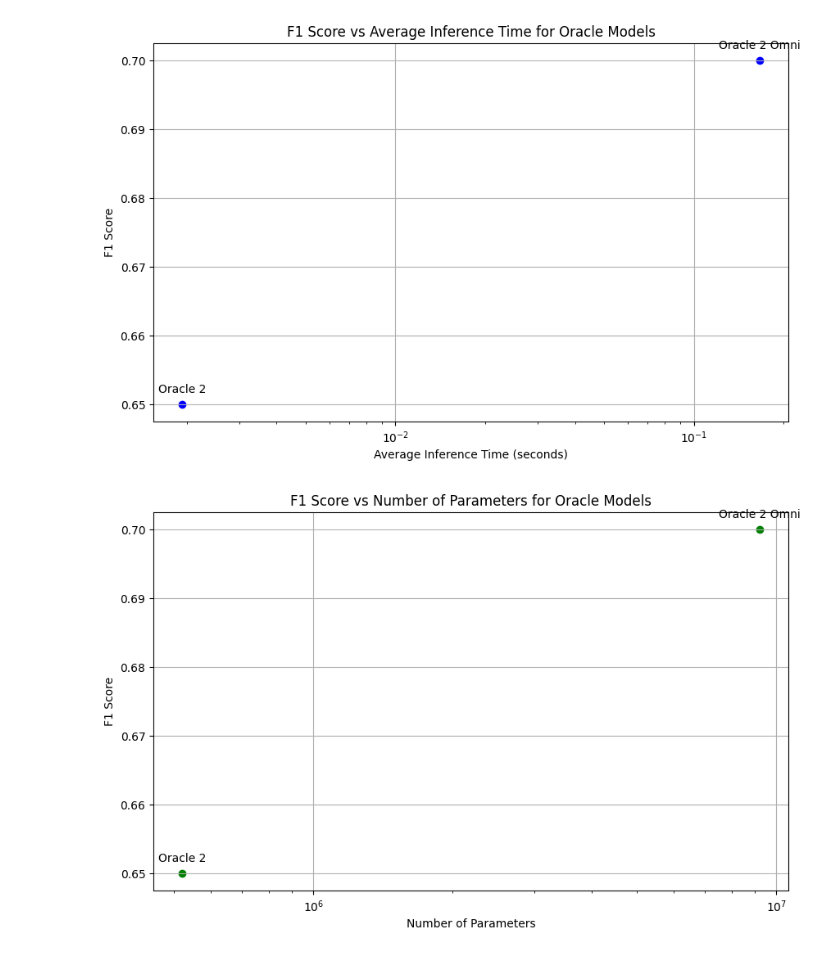
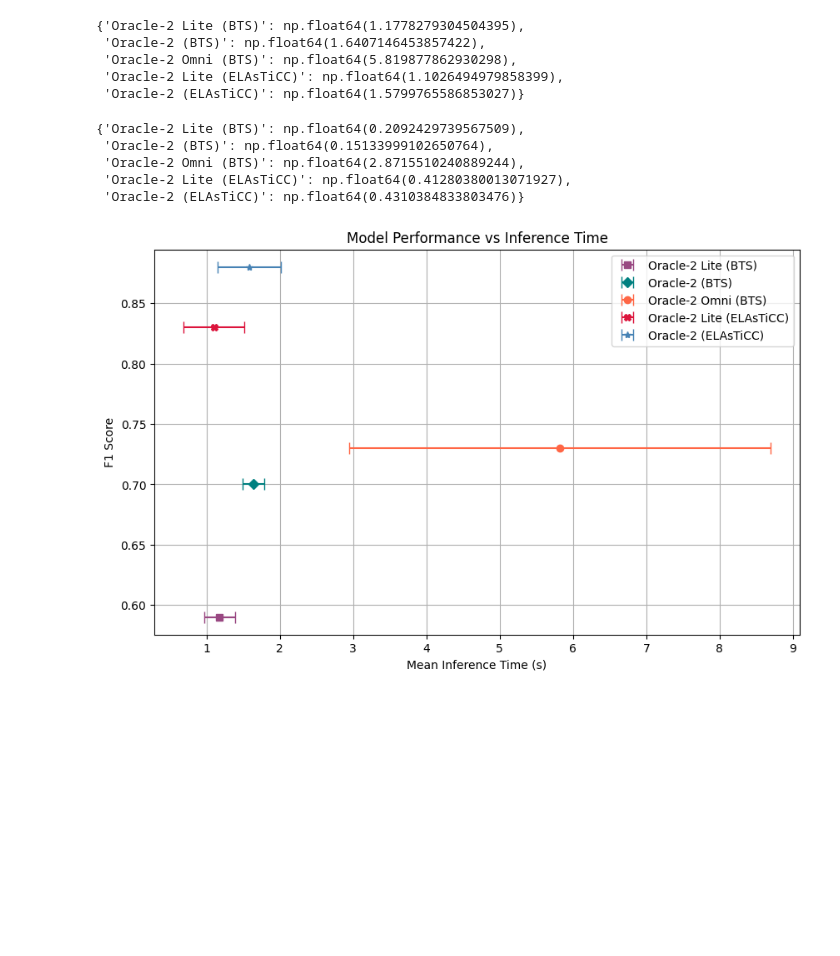
Before and after one commit to dev-ved30/Oracle, a Jupyter notebook: paper_figures/figure_throughput/throughput.ipynb, the cells around one changed output. Saved outputs shown, nothing was run; the diff lists cells and outputs as text; code cells hidden in the pictures; blank space fills up the shorter version.

```diff
--- a/paper_figures/figure_throughput/throughput.ipynb
+++ b/paper_figures/figure_throughput/throughput.ipynb
@@ -9,21 +10,18 @@ from oracle.taxonomies import BTS_Taxonomy
 # %%
 taxonomy = BTS_Taxonomy()
+elasticc_taxonomy = ORACLE_Taxonomy()
 # %%
-oracle2 = GRU_MD_Improved(taxonomy)
-oracle2_omni = GRU_MD_MM_Improved(taxonomy, image_model_dir=None, lc_md_model_dir=None)
 
-oracle2.eval()
-oracle2_omni.eval()
 
-F1_scores = {
-    "Oracle 2": 0.65,
-    "Oracle 2 Omni": 0.70
-}
+bts_oracle2 = GRU_MD_Improved(taxonomy)
+bts_oracle2_omni = GRU_MD_MM_Improved(taxonomy, image_model_dir=None, lc_md_model_dir=None)
+bts_oracle2_lite = GRU_Improved(taxonomy)
+
+elasticc_oracle2 = GRU_MD_Improved(elasticc_taxonomy, static_feature_dim=18)
+elasticc_oracle2_lite = GRU_Improved(elasticc_taxonomy)
+
+bts_oracle2_lite.eval()
+bts_oracle2.eval()
+bts_oracle2_omni.eval()
+elasticc_oracle2.eval()
+elasticc_oracle2_lite.eval()
-# %%
-batch_size = 1
-batch = {
-    "ts": torch.randn(batch_size, 5, 5),  # (batch_size, seq_len, num_features)
-    "length": torch.from_numpy(np.array([5] * batch_size)),  # (batch_size,)
-    "static": torch.randn(batch_size, 30),  # (batch_size, num_static_features)
-    "postage_stamp": torch.randn(batch_size, 3, 224, 224)  # (batch_size, num_channels, height, width)
-}
@@ -87,33 +89,29 @@ param_counts = {
+# %%
+mean_times
+# %% [output]
+{'Oracle-2 Lite (BTS)': np.float64(1.1778279304504395),
+ 'Oracle-2 (BTS)': np.float64(1.6407146453857422),
+ 'Oracle-2 Omni (BTS)': np.float64(5.819877862930298),
+ 'Oracle-2 Lite (ELAsTiCC)': np.float64(1.1026494979858399),
+ 'Oracle-2 (ELAsTiCC)': np.float64(1.5799765586853027)}
+# %%
+std_times
+# %% [output]
+{'Oracle-2 Lite (BTS)': np.float64(0.2092429739567509),
+ 'Oracle-2 (BTS)': np.float64(0.15133999102650764),
+ 'Oracle-2 Omni (BTS)': np.float64(2.8715510240889244),
+ 'Oracle-2 Lite (ELAsTiCC)': np.float64(0.41280380013071927),
+ 'Oracle-2 (ELAsTiCC)': np.float64(0.4310384833803476)}
 # %%
 # make f1 vs throughput plot
-models = list(F1_scores.keys())
-f1_scores = list(F1_scores.values())
-
-throughput_times = [throughput_performance[model] for model in models]
 plt.figure(figsize=(10, 6))
-plt.scatter(throughput_times, f1_scores, color='blue')
-for i, model in enumerate(models):
-    plt.annotate(model, (throughput_times[i], f1_scores[i]), textcoords="offset points", xytext=(0,10), ha='center')
-plt.xlabel('Average Inference Time (seconds)')
+for m in models:
+    plt.errorbar(mean_times[m], F1_scores[m], xerr=std_times[m], fmt=markers[m], color=colors[m], label=m, capsize=5)
+plt.xlabel('Mean Inference Time (s)')
 plt.ylabel('F1 Score')
-plt.title('F1 Score vs Average Inference Time for Oracle Models')
-plt.xscale('log')
+plt.title('Model Performance vs Inference Time')
+plt.legend()
 plt.grid()
 plt.show()
 # %% [output]
-[figure, old version]
+[figure, new version]
-# %%
-# plot the f1 vs parameter count
-param_counts_list = [param_counts[model] for model in models]
-plt.figure(figsize=(10, 6))
-plt.scatter(param_counts_list, f1_scores, color='green')
-for i, model in enumerate(models):
-    plt.annotate(model, (param_counts_list[i], f1_scores[i]), textcoords="offset points", xytext=(0,10), ha='center')
-plt.xlabel('Number of Parameters')
-plt.ylabel('F1 Score')
-plt.title('F1 Score vs Number of Parameters for Oracle Models')
-plt.xscale('log')
-plt.grid()
-plt.show()
-# %% [output]
-[figure, removed]
```
Also changed, not shown: parts of 6 cells of this notebook.
